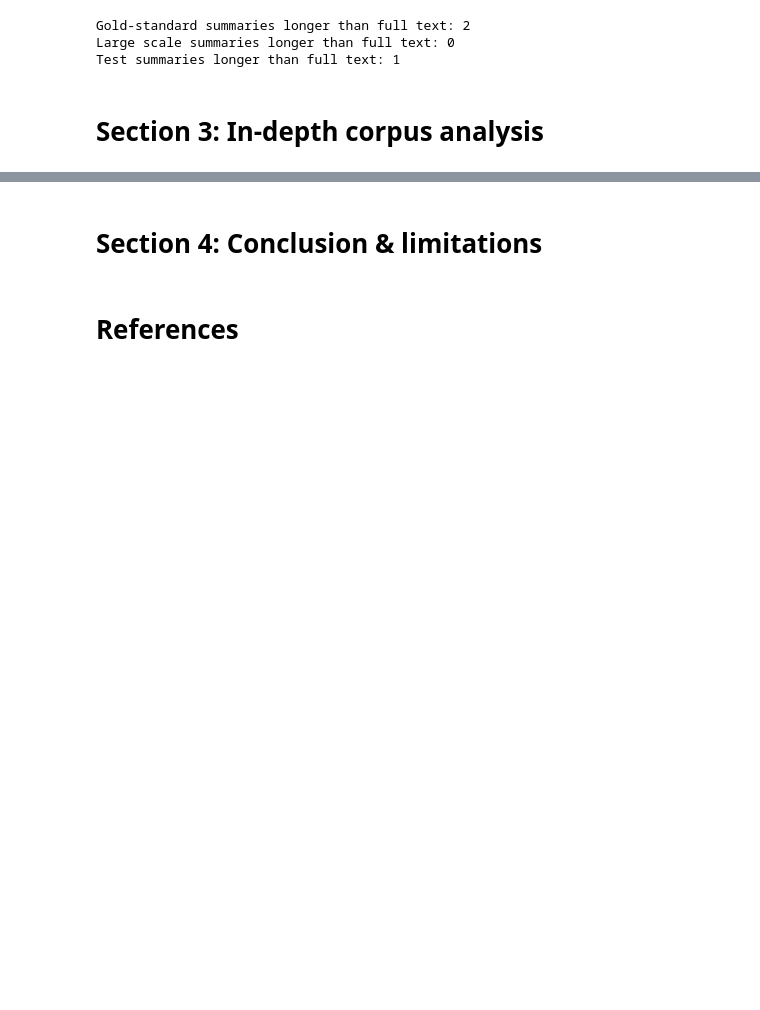
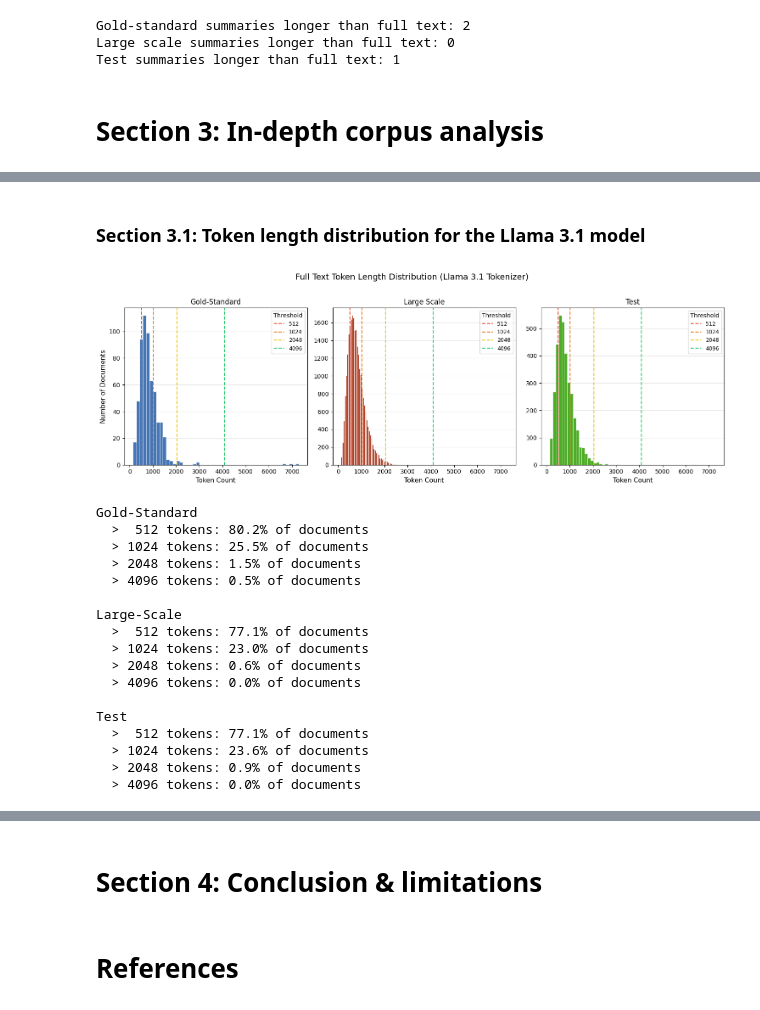
Before and after one commit to bagheria/DiffuClinic, a Jupyter notebook: data_exploration.ipynb, the cells around one changed output, grey strips where cells are left out. Saved outputs shown, nothing was run; the diff lists cells and outputs as text; code cells hidden in the pictures; blank space fills up the shorter version.

Commit message:
Added section 3 (in-depth analysis of the data)

```diff
--- a/data_exploration.ipynb
+++ b/data_exploration.ipynb
@@ -246,0 +262,62 @@ Test summaries longer than full text: 1
+# %% [markdown]
+### Section 3.1: Token length distribution for the Llama 3.1 model
+# %%
+login()
+
+tokenizer = AutoTokenizer.from_pretrained("meta-llama/Meta-Llama-3.1-8B")
+
+# Tokenise all full texts using the LLama 3.1 tokeniser
+df_gs["Token_Count"] = df_gs["Full_Text"].apply(lambda x: len(tokenizer.encode(x)))
+df_large["Token_Count"] = df_large["Full_Text"].apply(lambda x: len(tokenizer.encode(x)))
+df_test["Token_Count"] = df_test["Full_Text"].apply(lambda x: len(tokenizer.encode(x)))
+
+thresholds = [512, 1024, 2048, 4096]
+threshold_colors = ['#e74c3c', '#e67e22', '#f1c40f', '#2ecc71']
+
+fig, axes = plt.subplots(1, 3, figsize=(15, 5), sharey=False, sharex=True)
+
+datasets = [
+    (df_gs, 'Gold-Standard', '#4575B4'),
+    (df_large, 'Large Scale', '#B2442B'),
+    (df_test, 'Test', '#4DAC26'),
+]
+
+for ax, (df, title, color) in zip(axes, datasets):
+    ax.hist(df["Token_Count"], bins=50, color=color, edgecolor='white', linewidth=0.5)
+    for thresh, tcol in zip(thresholds, threshold_colors):
+        ax.axvline(thresh, color=tcol, linestyle='--', linewidth=1.5, label=str(thresh))
+    ax.set_title(title, fontsize=12)
+    ax.set_xlabel("Token Count", fontsize=11)
+    ax.yaxis.grid(True, alpha=0.3)
+    ax.set_axisbelow(True)
+    ax.legend(title="Threshold", fontsize=9)
+
+axes[0].set_ylabel("Number of Documents", fontsize=11)
+fig.suptitle("Full Text Token Length Distribution (Llama 3.1 Tokenizer)", fontsize=14, y=1.02)
+plt.tight_layout()
+plt.show()
+
+for df, name in [(df_gs, "Gold-Standard"), (df_large, "Large-Scale"), (df_test, "Test")]:
+    print(f"\n{name}")
+    for thresh in thresholds:
+        pct = (df["Token_Count"] > thresh).mean() * 100
+        print(f"  > {thresh:>4} tokens: {pct:.1f}% of documents")
+# %% [output]
+[figure, added]
+Gold-Standard
+  >  512 tokens: 80.2% of documents
+  > 1024 tokens: 25.5% of documents
+  > 2048 tokens: 1.5% of documents
+  > 4096 tokens: 0.5% of documents
+
+Large-Scale
+  >  512 tokens: 77.1% of documents
+  > 1024 tokens: 23.0% of documents
+  > 2048 tokens: 0.6% of documents
+  > 4096 tokens: 0.0% of documents
+
+Test
+  >  512 tokens: 77.1% of documents
+  > 1024 tokens: 23.6% of documents
+  > 2048 tokens: 0.9% of documents
+  > 4096 tokens: 0.0% of documents
```
Also changed, not shown: parts of 9 cells of this notebook, 1 other file.
